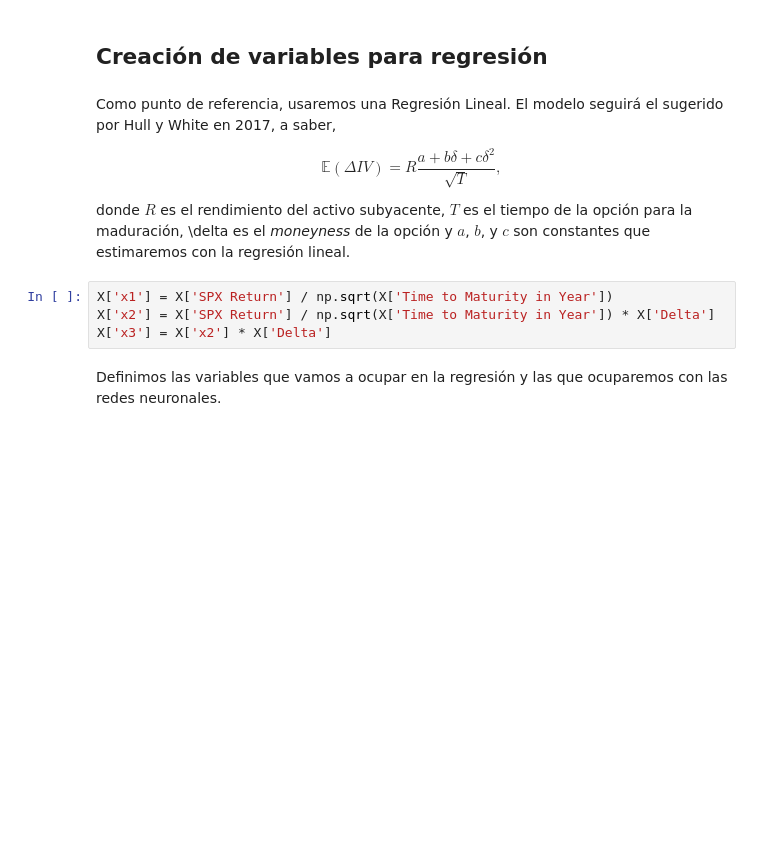
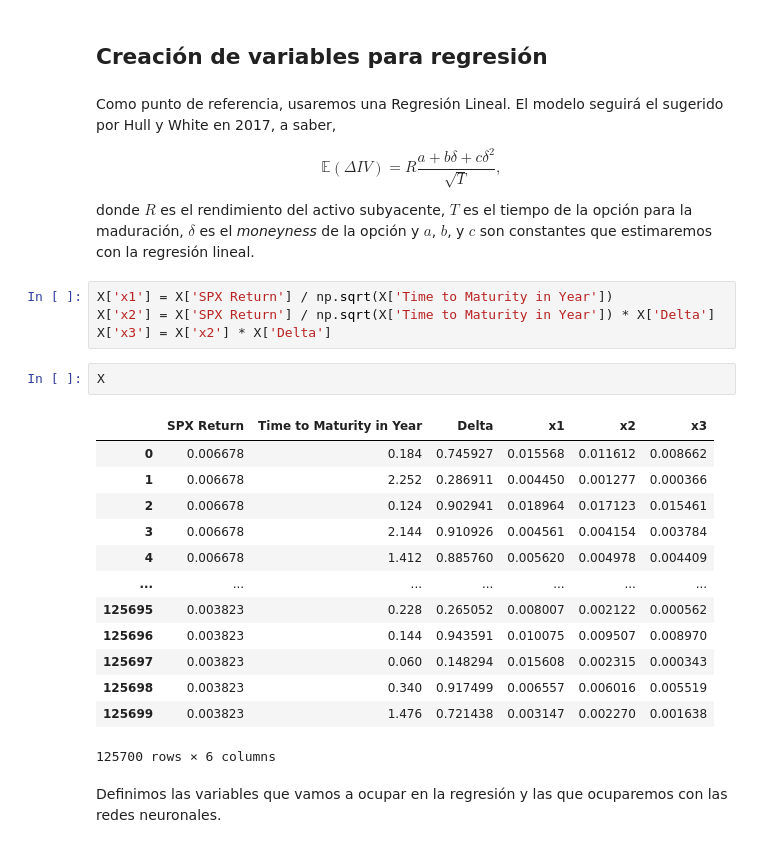
Before and after one commit to paurbano/aplicaciones-financieras, a Jupyter notebook: Modulo 2/Semana 2/Predicción_de_cambio_en_la_IV.ipynb, the cells around one changed output. Drawn from its saved outputs; the diff is of its cells as text; blank space fills up the shorter version.

```diff
--- a/Modulo 2/Semana 2/Predicción_de_cambio_en_la_IV.ipynb
+++ b/Modulo 2/Semana 2/Predicción_de_cambio_en_la_IV.ipynb
@@ -114,11 +145,27 @@ $$
 \mathbb{E}\left( \Delta IV \right) = R \frac{a+b\delta+c\delta^2}{\sqrt{T}},
 $$
 
-donde $R$ es el rendimiento del activo subyacente, $T$ es el tiempo de la opción para la maduración, \delta es el *moneyness* de la opción y $a$, $b$, y $c$ son constantes que estimaremos con la regresión lineal.
+donde $R$ es el rendimiento del activo subyacente, $T$ es el tiempo de la opción para la maduración, $\delta$ es el *moneyness* de la opción y $a$, $b$, y $c$ son constantes que estimaremos con la regresión lineal.
 # %%
 X['x1'] = X['SPX Return'] / np.sqrt(X['Time to Maturity in Year'])
 X['x2'] = X['SPX Return'] / np.sqrt(X['Time to Maturity in Year']) * X['Delta']
 X['x3'] = X['x2'] * X['Delta']
+# %%
+X
+# %% [output]
+|  | SPX Return | Time to Maturity in Year | Delta | x1 | x2 | x3 |
+| 0 | 0.006678 | 0.184 | 0.745927 | 0.015568 | 0.011612 | 0.008662 |
+| 1 | 0.006678 | 2.252 | 0.286911 | 0.004450 | 0.001277 | 0.000366 |
+| 2 | 0.006678 | 0.124 | 0.902941 | 0.018964 | 0.017123 | 0.015461 |
+| 3 | 0.006678 | 2.144 | 0.910926 | 0.004561 | 0.004154 | 0.003784 |
+| 4 | 0.006678 | 1.412 | 0.885760 | 0.005620 | 0.004978 | 0.004409 |
+| ... | ... | ... | ... | ... | ... | ... |
+| 125695 | 0.003823 | 0.228 | 0.265052 | 0.008007 | 0.002122 | 0.000562 |
+| 125696 | 0.003823 | 0.144 | 0.943591 | 0.010075 | 0.009507 | 0.008970 |
+| 125697 | 0.003823 | 0.060 | 0.148294 | 0.015608 | 0.002315 | 0.000343 |
+| 125698 | 0.003823 | 0.340 | 0.917499 | 0.006557 | 0.006016 | 0.005519 |
+| 125699 | 0.003823 | 1.476 | 0.721438 | 0.003147 | 0.002270 | 0.001638 |
+125700 rows × 6 columns
 # %% [markdown]
 Definimos las variables que vamos a ocupar en la regresión y las que ocuparemos con las redes neuronales.
 # %%
```
Also changed, not shown: parts of 8 cells of this notebook.
